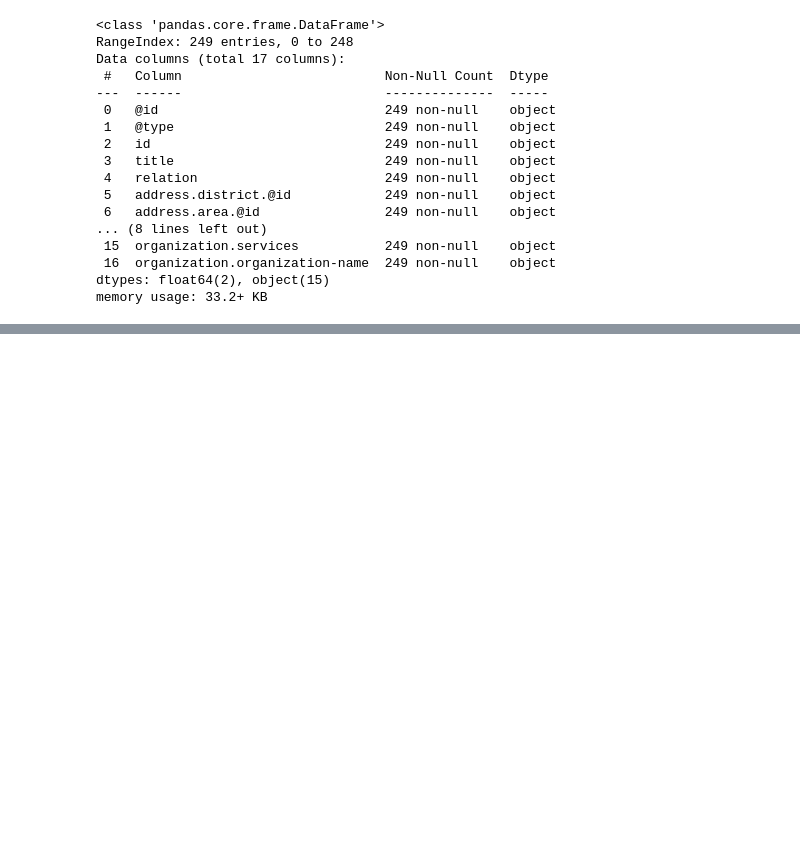
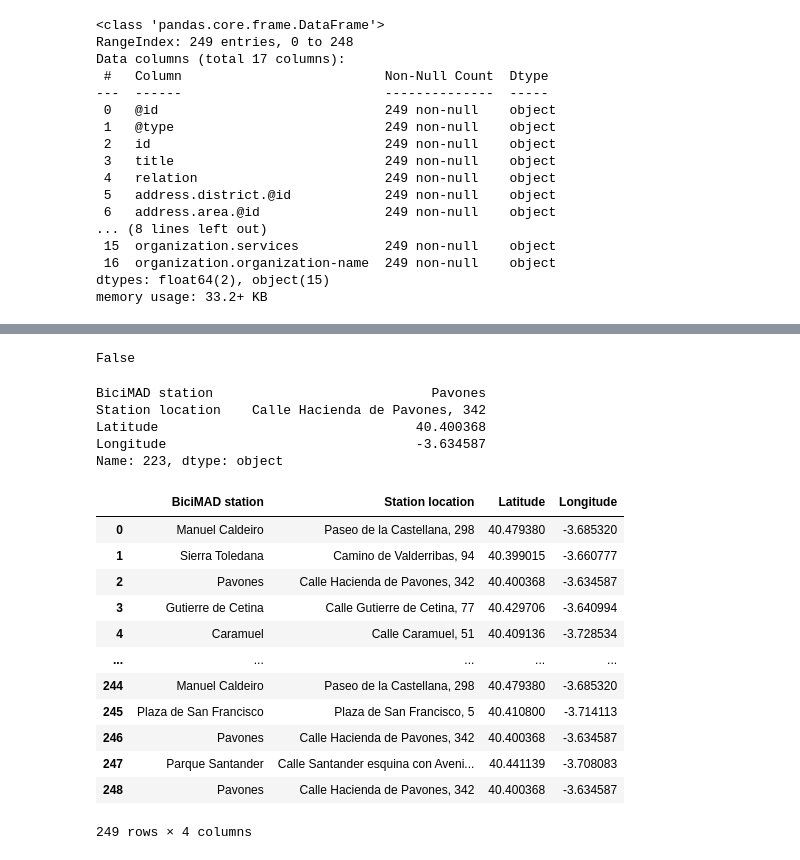
Before and after one commit to MargaMontV/project-module-1, a Jupyter notebook: notebooks/pm1_notebook.ipynb, the cells around one changed output, grey strips where cells are left out. Drawn from its saved outputs; the diff is of its cells as text; code cells hidden in the pictures; blank space fills up the shorter version.

```diff
--- a/notebooks/pm1_notebook.ipynb
+++ b/notebooks/pm1_notebook.ipynb
@@ -104,0 +179,3 @@ df_col_pub_3.head()
+# %%
+bicimad_stations_1 = bicimad_stations[["BiciMAD station", "Station location", "Latitude", "Longitude"]]
+bicimad_stations_1.head()
@@ -104,0 +189,4 @@ df_col_pub_3.head()
+# %%
+bicimad_stations_1['Latitude'] = bicimad_stations_1['Latitude'].astype(float)
+bicimad_stations_1['Longitude'] = bicimad_stations_1['Longitude'].astype(float)
+bicimad_stations_1.head()
@@ -104,0 +210,58 @@ df_col_pub_3.head()
+# %%
+bicimad_stations_1['Station location'].str.contains('Sierra de Guadalupe').any()
+# %% [output]
+False
+# %%
+from shapely.geometry import Point
+import geopandas as gpd   # conda install -c conda-forge geopandas
+from pyproj import CRS
+
+def to_mercator(lat, long):
+    # transform latitude/longitude data in degrees to pseudo-mercator coordinates in metres
+    c = gpd.GeoSeries([Point(lat, long)], crs=4326)
+    c = c.to_crs(3857)
+    return c
+
+def distance_meters(lat_start, long_start, lat_finish, long_finish):
+    # return the distance in metres between to latitude/longitude pair point in degrees (i.e.: 40.392436 / -3.6994487)
+    start = to_mercator(lat_start, long_start)
+    finish = to_mercator(lat_finish, long_finish)
+    return start.distance(finish)
+# %%
+def closest_station(df_bici, lat_cp, long_cp):
+    dist_min = 5000000
+    for i, j in df_bici.iterrows():
+        #print(i)
+        #print(j)
+        dist = distance_meters(j[-2], j[-1], lat_cp, long_cp)[0]
+        #print(dist)
+        if (dist < dist_min):
+            dist_min = dist
+            closest_point = j
+    return closest_point
+# %%
+closest_station(bicimad_stations_1, 40.368040, -3.622168)
+# %% [output]
+BiciMAD station                            Pavones
+Station location    Calle Hacienda de Pavones, 342
+Latitude                                 40.400368
+Longitude                                -3.634587
+Name: 223, dtype: object
+# %%
+new_df = df_col_pub_3.apply(lambda x: closest_station(bicimad_stations_1, x["Latitude"],
+                                            x["Longitude"]), axis=1)
+new_df
+# %% [output]
+|  | BiciMAD station | Station location | Latitude | Longitude |
+| 0 | Manuel Caldeiro | Paseo de la Castellana, 298 | 40.479380 | -3.685320 |
+| 1 | Sierra Toledana | Camino de Valderribas, 94 | 40.399015 | -3.660777 |
+| 2 | Pavones | Calle Hacienda de Pavones, 342 | 40.400368 | -3.634587 |
+| 3 | Gutierre de Cetina | Calle Gutierre de Cetina, 77 | 40.429706 | -3.640994 |
+| 4 | Caramuel | Calle Caramuel, 51 | 40.409136 | -3.728534 |
+| ... | ... | ... | ... | ... |
+| 244 | Manuel Caldeiro | Paseo de la Castellana, 298 | 40.479380 | -3.685320 |
+| 245 | Plaza de San Francisco | Plaza de San Francisco, 5 | 40.410800 | -3.714113 |
+| 246 | Pavones | Calle Hacienda de Pavones, 342 | 40.400368 | -3.634587 |
+| 247 | Parque Santander | Calle Santander esquina con Aveni... | 40.441139 | -3.708083 |
+| 248 | Pavones | Calle Hacienda de Pavones, 342 | 40.400368 | -3.634587 |
+249 rows × 4 columns
```
Also changed, not shown: parts of 20 cells of this notebook, 3 other files.
